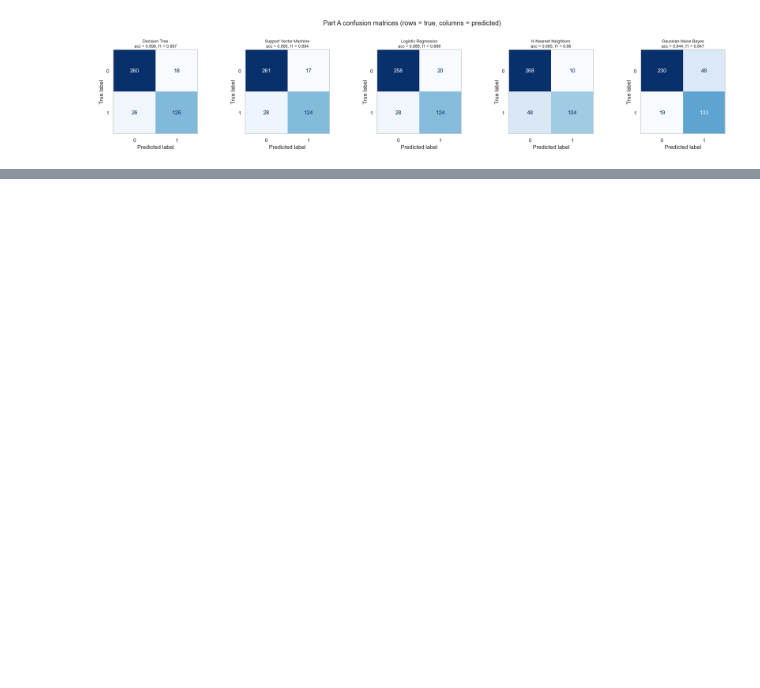
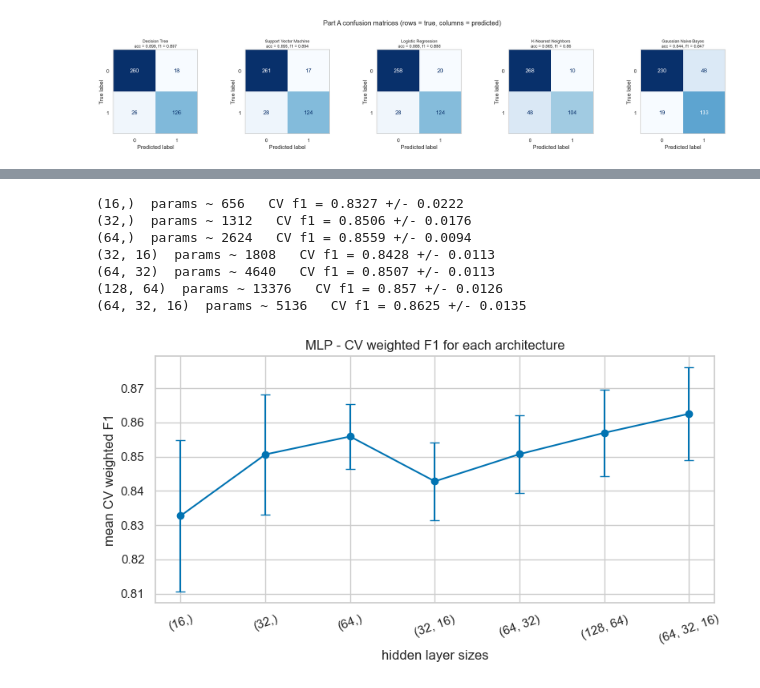
Before and after one commit to Key-to-Code/MLCaseStudy, a Jupyter notebook: classification.ipynb, the cells around one changed output, grey strips where cells are left out. Drawn from its saved outputs; the diff is of its cells as text; code cells hidden in the pictures; blank space fills up the shorter version.

```diff
--- a/classification.ipynb
+++ b/classification.ipynb
@@ -1787,0 +1190,38 @@ then the consolidated 10 algorithm table and the final model choice.
+# %%
+# does a bigger network help?
+architectures = [(16,), (32,), (64,), (32, 16), (64, 32), (128, 64), (64, 32, 16)]
+arch_names = []
+arch_means = []
+arch_stds = []
+for hidden in architectures:
+    pipe = Pipeline([("preprocessor", clone(preprocessor)),
+                     ("model", MLPClassifier(hidden_layer_sizes=hidden, max_iter=2000, n_iter_no_change=25, random_state=RANDOM_STATE))])
+    scores = cross_val_score(pipe, X_train, y_train, cv=cv_strategy, scoring="f1_weighted")
+
+    # rough number of weights in the network (binary so the output layer is just 1 unit)
+    sizes = [len(FEATURE_NAMES)] + list(hidden) + [1]
+    n_params = 0
+    for j in range(len(sizes) - 1):
+        n_params += sizes[j] * sizes[j + 1]
+
+    print(hidden, " params ~", n_params, "  CV f1 =", round(scores.mean(), 4), "+/-", round(scores.std(), 4))
+    arch_names.append(str(hidden))
+    arch_means.append(scores.mean())
+    arch_stds.append(scores.std())
+
+plt.figure(figsize=(9, 4))
+plt.errorbar(arch_names, arch_means, yerr=arch_stds, marker="o", capsize=4)
+plt.title("MLP - CV weighted F1 for each architecture")
+plt.xlabel("hidden layer sizes")
+plt.ylabel("mean CV weighted F1")
+plt.xticks(rotation=20)
+plt.show()
+# %% [output]
+(16,)  params ~ 656   CV f1 = 0.8327 +/- 0.0222
+(32,)  params ~ 1312   CV f1 = 0.8506 +/- 0.0176
+(64,)  params ~ 2624   CV f1 = 0.8559 +/- 0.0094
+(32, 16)  params ~ 1808   CV f1 = 0.8428 +/- 0.0113
+(64, 32)  params ~ 4640   CV f1 = 0.8507 +/- 0.0113
+(128, 64)  params ~ 13376   CV f1 = 0.857 +/- 0.0126
+(64, 32, 16)  params ~ 5136   CV f1 = 0.8625 +/- 0.0135
+[figure, added]
```
Also changed, not shown: parts of 85 cells of this notebook.
